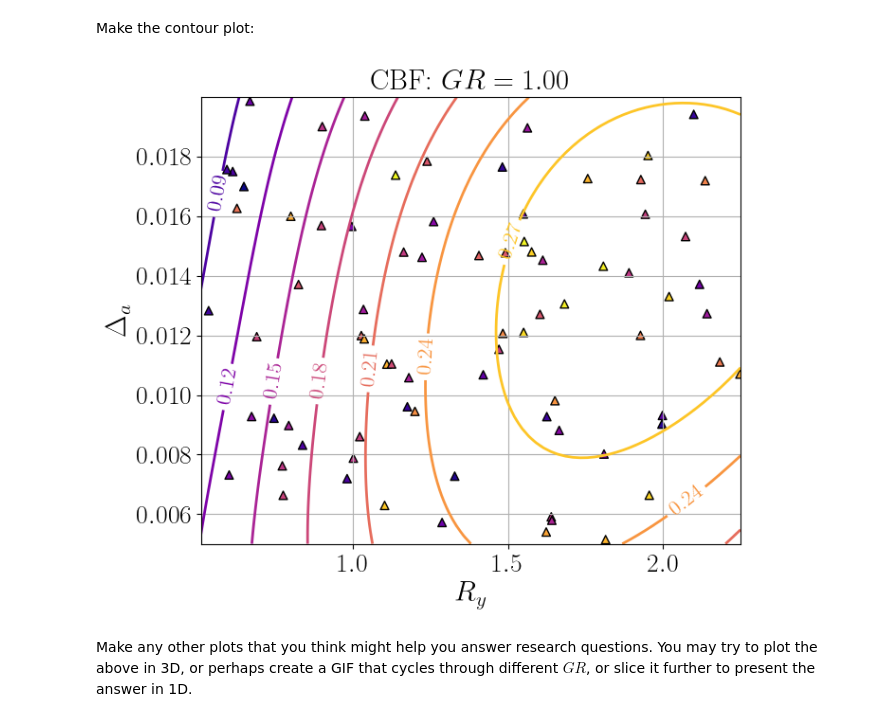
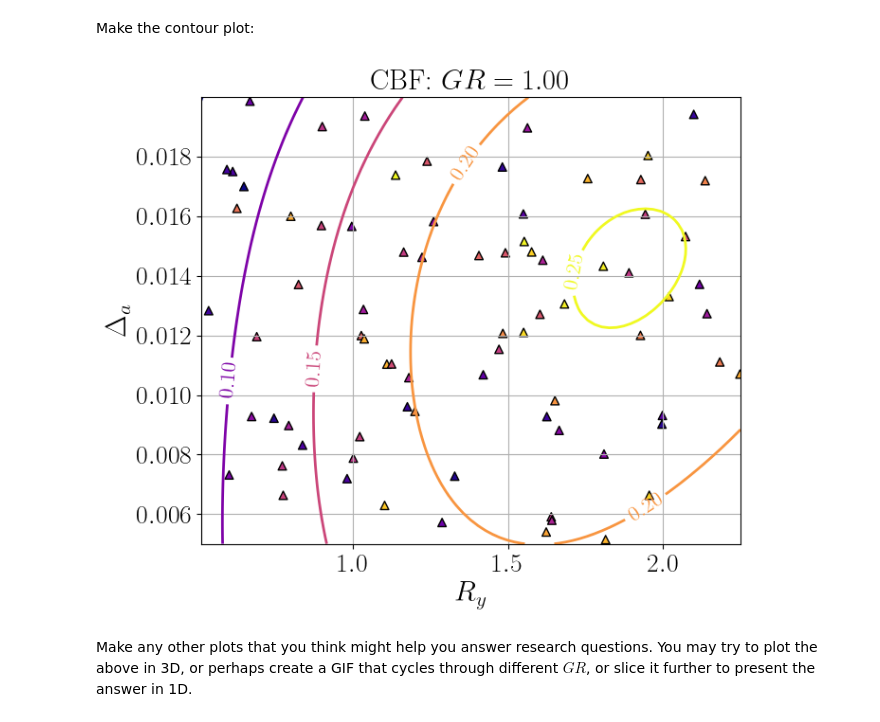
Before and after one commit to hgp297/isol-sys-database, a Jupyter notebook: src/analyses/allowable_drift.ipynb, the cells around one changed output. Saved outputs shown, nothing was run; the diff lists cells and outputs as text; code cells hidden in the pictures.

```diff
--- a/src/analyses/allowable_drift.ipynb
+++ b/src/analyses/allowable_drift.ipynb
@@ -532,7 +532,11 @@ RBF_lengthscale = 1.0
 # RBF_lengthscale = [1.0, 1.0, 1.0, 0.5]
 
 # use the krn.RBF() function to build the base of the kernel
-kernel_base = 1.0 * krn.RBF(RBF_lengthscale)
+# kernel_base = 1.0 * krn.RBF(RBF_lengthscale)
+
+kernel_base = krn.Product(
+    krn.ConstantKernel(constant_value_bounds=(1e-5,1e1)),
+    krn.RBF(np.ones(4)))
 
 ###################################################
 
@@ -709,35 +713,35 @@ grid_cost = gp_mdl.predict(X_plot_scaled)
 Z = np.array(grid_cost)
 Z_cont = Z.reshape(xx_pl.shape)
 cs = ax.contour(xx_pl, yy_pl, Z_cont, linewidths=2.0,
-                cmap='plasma')
+                cmap='plasma', levels=[0.05, 0.10, 0.15, 0.20, 0.25])
 
 # make scatter plots with the data points closest to the slice
 X_near = raw_data[(raw_data['gap_ratio'] > fixed_GR-0.1) &
                   (raw_data['gap_ratio'] < fixed_GR+0.1)]
 ax.scatter(X_near[xvar], X_near[yvar], c=X_near['gap_ratio'],
             s=40, marker='^', edgecolors='black', cmap='plasma')
 
 clabels = ax.clabel(cs, fontsize=clabel_size)
 ax.grid(visible=True)
 
 # titles, labels
 
 try:
     current_system = raw_data['system'].unique().item()
     fix_string = str(current_system) + ": $GR = %.2f$" % fixed_GR
 except:
     current_system = raw_data['superstructure_system'].unique().item()
     fix_string = str(current_system) + ": $GR = %.2f$" % fixed_GR
 
 ax.set_title(fix_string, fontsize=title_font)
 
 ax.set_xlabel(title_map[xvar], fontsize=axis_font)
 ax.set_ylabel(title_map[yvar], fontsize=axis_font)
 
 fig.tight_layout()
 plt.show()
 # %% [output]
-[figure, old version]
+[figure, new version]
 # %% [markdown]
 Make any other plots that you think might help you answer research questions. You may try to plot the above in 3D, or perhaps create a GIF that cycles through different $GR$, or slice it further to present the answer in 1D.
 # %%
```
Also changed, not shown: parts of 1 cell of this notebook.
